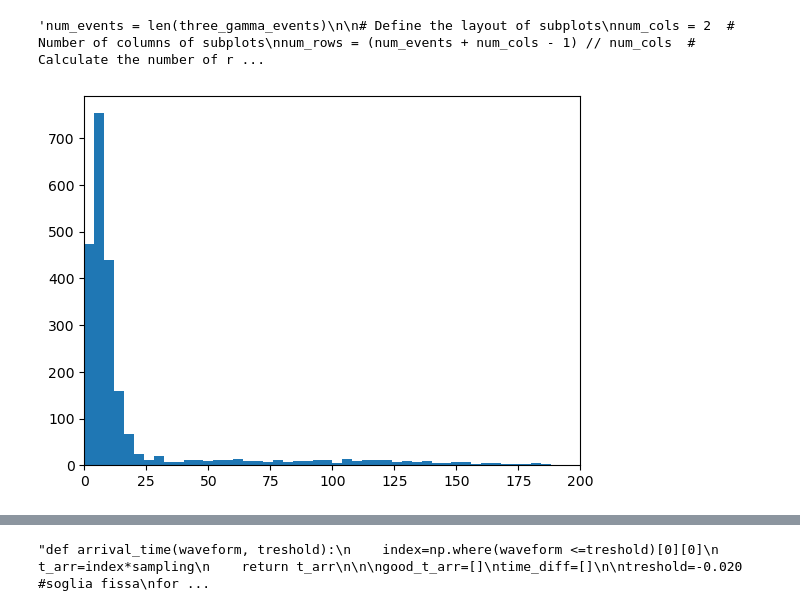
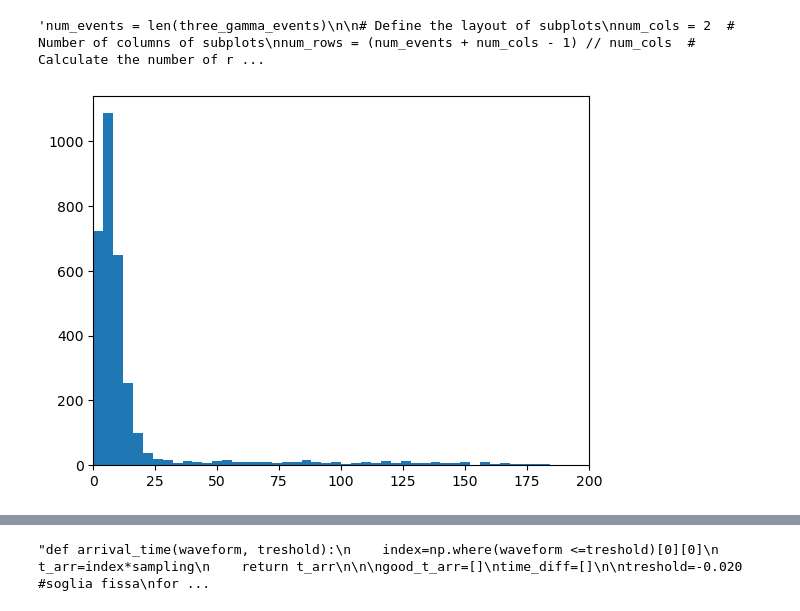
Before and after one commit to 0-DvD-0/Sfera, a Jupyter notebook: Jupyter/ortho_filter_check.ipynb, the cells around one changed output, grey strips where cells are left out. Cells and saved outputs as stored; diff of their text form; code cells hidden in the pictures.

Commit message:
ortho with new timing algorithm

```diff
--- a/Jupyter/ortho_filter_check.ipynb
+++ b/Jupyter/ortho_filter_check.ipynb
@@ -18,6 +18,12 @@ file2 = uproot.open(FILE_PATH_2)
 
 FILE_PATH_3 = "../Dati/Run_chall_ortho_Data_5_10_2024_Ascii_0003.root" #Relative file path
 file3 = uproot.open(FILE_PATH_3)
+
+FILE_PATH_4 = "../Dati/Run_chall_ortho_Data_5_10_2024_Ascii_0004.root" #Relative file path
+file4 = uproot.open(FILE_PATH_4)
+
+FILE_PATH_5 = "../Dati/Run_chall_ortho_Data_5_10_2024_Ascii_0005.root" #Relative file path
+file5 = uproot.open(FILE_PATH_5)
 # %% [output]
 name                 | typename                 | interpretation
 ---------------------+--------------------------+-------------------------------
@@ -254,6 +280,8 @@ plt.show()"""
 # %% [output]
 'num_events = len(three_gamma_events)\n\n# Define the layout of subplots\nnum_cols = 2  # Number of columns of subplots\nnum_rows = (num_events + num_cols - 1) // num_cols  # Calculate the number of r ...
 # %%
+shift = 5
+
 def times_from_waveforms(wf_narr, n_conv, threshold):
 
     lenghts = []
@@ -276,8 +304,10 @@ def times_from_waveforms(wf_narr, n_conv, threshold):
         bsl = wf_arr[evt][0:32].mean()
         wf_arr[evt] = np.convolve(wf_arr[evt], [1/n_conv] * n_conv, mode = "same") - bsl
 
+        ledge= np.where(np.diff(np.sign(wf_arr[evt] - threshold)))[0][0]
+        ledges[evt]=np.interp(threshold,  [wf_arr[evt][ledge-shift], wf_arr[evt][ledge+shift]], [ledge-shift, ledge+shift])
 
-        ledges[evt] = np.where(np.diff(np.sign(wf_arr[evt] - threshold)))[0][0]
+        #ledges[evt] = np.where(np.diff(np.sign(wf_arr[evt] - threshold)))[0][0]
 
 
 
@@ -303,7 +333,7 @@ time_diff=[]
 
 treshold=-0.020 #soglia fissa
 
-arr_times_all=times_from_waveforms(true_waveforms, 10, treshold)
+arr_times_all=times_from_waveforms(true_waveforms, 15, treshold)
 for ev in range(Nev):
     #trovo il leading edge del gamma da 1200
     index_1200=true_charges[ev].index(max(true_charges[ev]))
@@ -311,36 +341,36 @@ for ev in range(Nev):
     t_arr=arr_times_all[ev] #calcolo tempi di arrivo dei segnali
     ev_is_good=[t_arr[i] >= t_arr[index_1200] and t_arr[index_1200]  for i in range(len(true_channels[ev]))]
     if(all(ev_is_good)):
         good_t_arr.append(t_arr)
         t_diff=[t_arr[i] - t_arr[index_1200] for i in range(len(t_arr))]
         t_diff.pop(index_1200)
         time_diff.append(t_diff)
 
         #print('Channels:', true_channels[ev])
         #print('ch 1200:', ch_1200)
         #print('T_arr:', t_arr)
 
 
 #print(time_diff)
 mean_time_diff=[np.mean(np.array(times)) for times in time_diff]
 mean_time_diff=np.array(mean_time_diff)
 
 bin_T, edgesT, _=plt.hist(mean_time_diff, bins=np.arange(np.min(mean_time_diff), np.max(mean_time_diff), step=4))
 
 #pop away the first bin
-bin_T=bin_T[1:]
-edgesT=edgesT[1:]
+bin_T=bin_T[2:30]
+edgesT=edgesT[2:31]
 
 Nbins = len(np.arange(np.min(mean_time_diff), np.max(mean_time_diff), step=4))
 centersT = np.convolve(edgesT, [0.5, 0.5], "valid")
 #plt.yscale('log')
 plt.xlim(0, 200)
 
 #evaluate errors
 
 errT = np.sqrt(bin_T)
 # %% [output]
-[figure, old version]
+[figure, new version]
 # %%
 #proviamo a fittare
 
```
Also changed, not shown: parts of 8 cells of this notebook.
